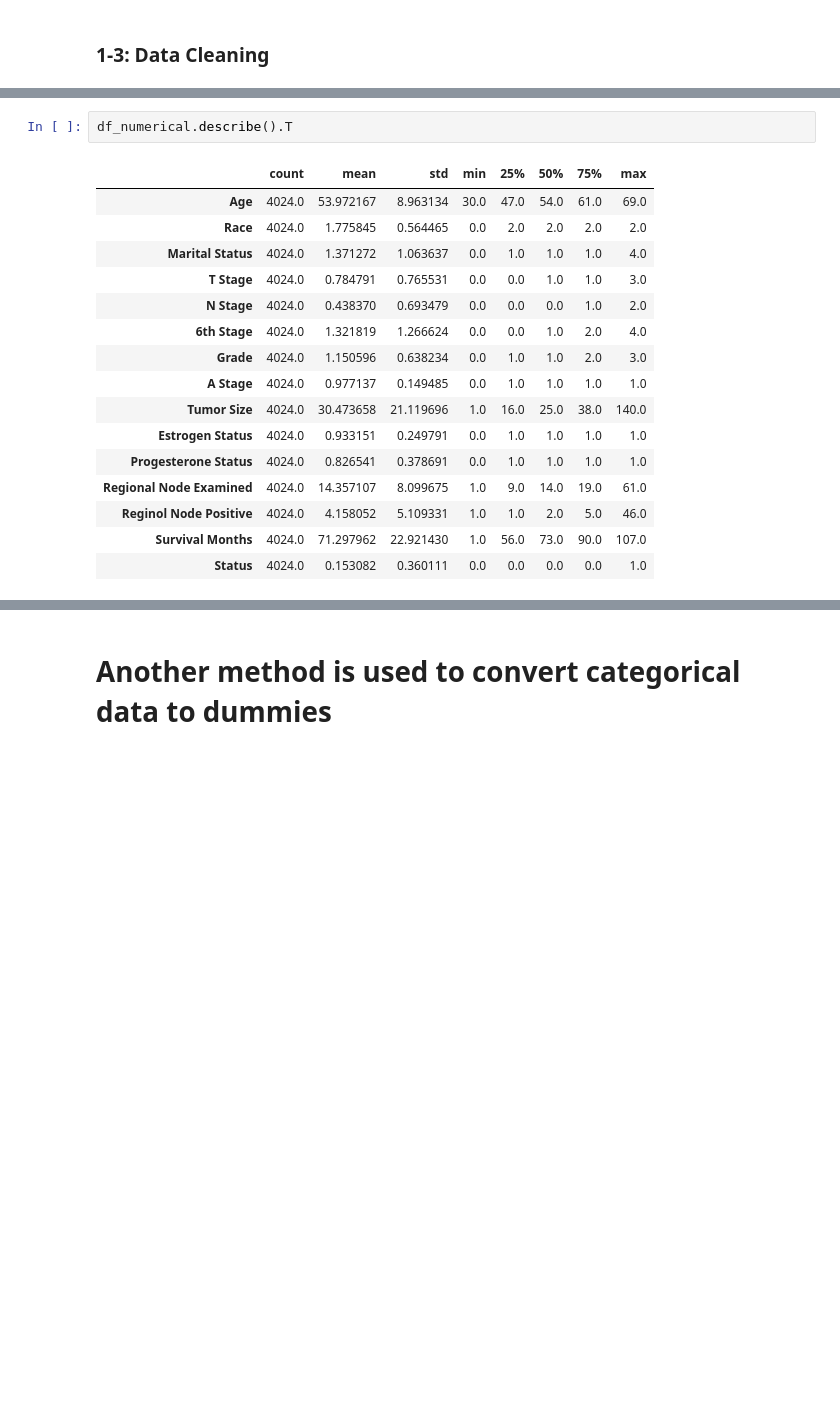
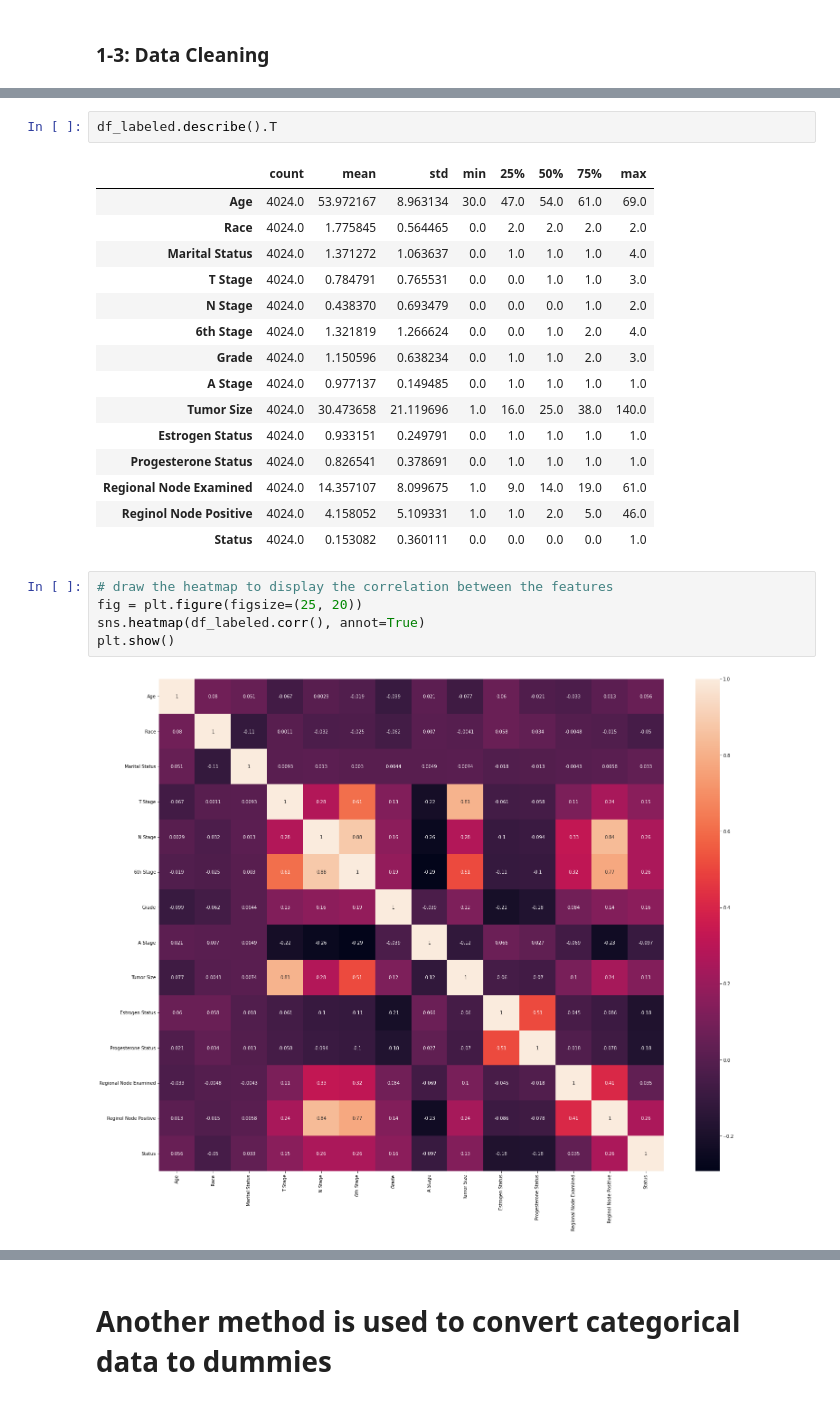
Before and after one commit to nakisa84/Springboard, a Jupyter notebook: capston 2 project/notebooks/BC-DataWrangling.ipynb, the cells around one changed output, grey strips where cells are left out. Drawn from its saved outputs; the diff is of its cells as text; blank space fills up the shorter version.

```diff
--- a/capston 2 project/notebooks/BC-DataWrangling.ipynb
+++ b/capston 2 project/notebooks/BC-DataWrangling.ipynb
@@ -179,5 +193,5 @@ memory usage: 471.7 KB
 # %%
-df_numerical.describe().T
+df_labeled.describe().T
 # %% [output]
 |  | count | mean | std | min | 25% | 50% | 75% | max |
 | Age | 4024.0 | 53.972167 | 8.963134 | 30.0 | 47.0 | 54.0 | 61.0 | 69.0 |
@@ -193,5 +207,11 @@ df_numerical.describe().T
 | Progesterone Status | 4024.0 | 0.826541 | 0.378691 | 0.0 | 1.0 | 1.0 | 1.0 | 1.0 |
 | Regional Node Examined | 4024.0 | 14.357107 | 8.099675 | 1.0 | 9.0 | 14.0 | 19.0 | 61.0 |
 | Reginol Node Positive | 4024.0 | 4.158052 | 5.109331 | 1.0 | 1.0 | 2.0 | 5.0 | 46.0 |
-| Survival Months | 4024.0 | 71.297962 | 22.921430 | 1.0 | 56.0 | 73.0 | 90.0 | 107.0 |
 | Status | 4024.0 | 0.153082 | 0.360111 | 0.0 | 0.0 | 0.0 | 0.0 | 1.0 |
+# %%
+# draw the heatmap to display the correlation between the features
+fig = plt.figure(figsize=(25, 20))
+sns.heatmap(df_labeled.corr(), annot=True)
+plt.show()
+# %% [output]
+[figure, added]
```
Also changed, not shown: parts of 19 cells of this notebook, 2 other files.
